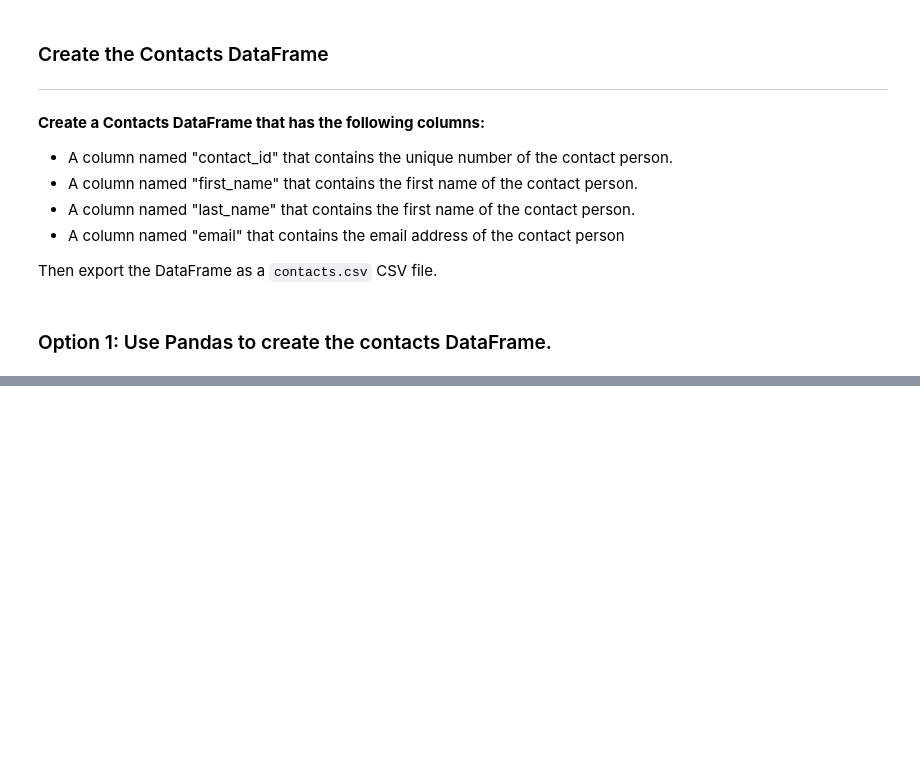
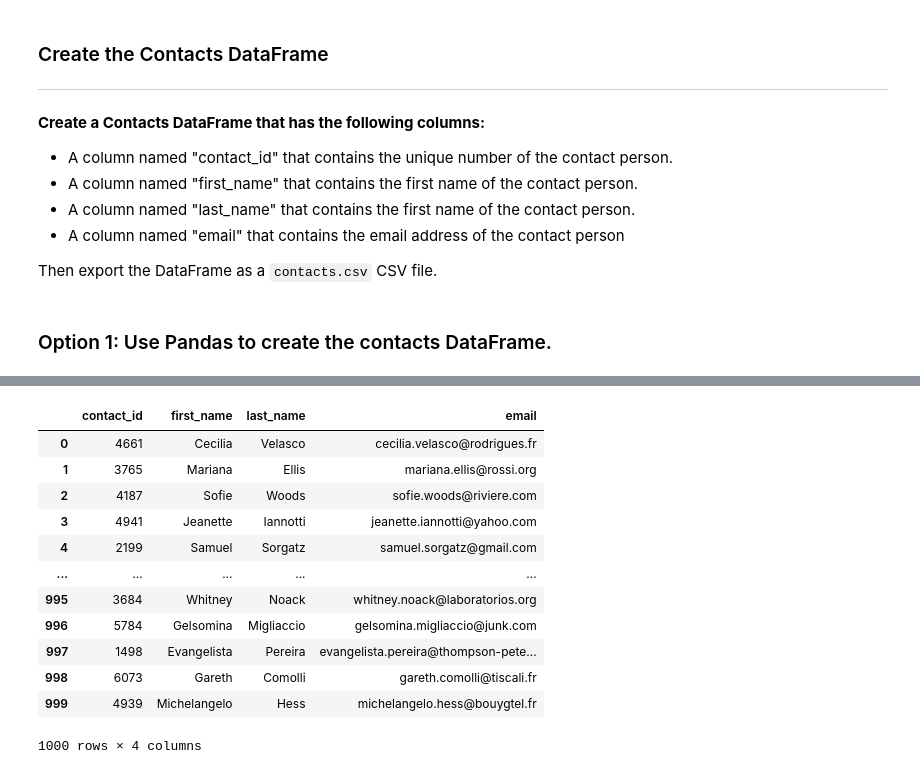
Before and after one commit to michelleowino/Crowdfunding_ETL, a Jupyter notebook: ETL_Mini_Project_MOwino_JDean.ipynb, the cells around one changed output, grey strips where cells are left out. Cells and saved outputs as stored; diff of their text form; code cells hidden in the pictures; blank space fills up the shorter version.

```diff
--- a/ETL_Mini_Project_MOwino_JDean.ipynb
+++ b/ETL_Mini_Project_MOwino_JDean.ipynb
@@ -331,5 +331,5 @@ campaign_dropped_df.to_csv("Resources/campaign.csv", index=False)
 ### Extract the contacts.xlsx Data.
 # %%
 # Read the data into a Pandas DataFrame. Use the `header=2` parameter when reading in the data.
-contact_info_df = pd.read_excel('Resources/contacts.xlsx', header=2)
+contact_info_df = pd.read_excel("Resources/contacts.xlsx", engine='openpyxl', header=2)
 contact_info_df.head()
@@ -350,6 +357,15 @@ Then export the DataFrame as a `contacts.csv` CSV file.
 import json
 dict_values = []
 
+# Iterate through the DataFrame.
+for i, row in contact_info_df.iterrows():
+    data = row[0]
+# Convert each row to a Python dictionary.
+    converted_data = json.loads(data)
+# Use a list comprehension to get the values for each row.
+    row_values = [v for k, v in converted_data.items()]
+#Append the list values to the lists created
+    dict_values.append(row_values)
 
 # Print out the list of values for each row.
 print(dict_values)
@@ -356,3 +374,5 @@ print(dict_values)
 # %%
 # Create a contact_info DataFrame and add each list of values, i.e., each row
 # to the 'contact_id', 'name', 'email' columns.
+contact_info_df = pd.DataFrame(dict_values, columns = ['contact_id', 'name', 'email'])
+contact_info_df
@@ -361,5 +407,7 @@ print(dict_values)
 # %%
-# Create a "first"name" and "last_name" column with the first and last names from the "name" column.
-
+# Create a "first_name" and "last_name" column with the first and last names from the "name" column.
+contact_info_df[['first_name','last_name']] = contact_info_df['name'].str.split(' ', n=6, expand=True)
 
 # Drop the contact_name column
+contact_info_df = contact_info_df.drop(["name"], axis=1)
+contact_info_df.head()
@@ -366,4 +421,20 @@ print(dict_values)
 # %%
 # Reorder the columns
+contact_info_df = contact_info_df[['contact_id', 'first_name', 'last_name', 'email']]
+contact_info_df
+# %% [output]
+|  | contact_id | first_name | last_name | email |
+| 0 | 4661 | Cecilia | Velasco | cecilia.velasco@rodrigues.fr |
+| 1 | 3765 | Mariana | Ellis | mariana.ellis@rossi.org |
+| 2 | 4187 | Sofie | Woods | sofie.woods@riviere.com |
+| 3 | 4941 | Jeanette | Iannotti | jeanette.iannotti@yahoo.com |
+| 4 | 2199 | Samuel | Sorgatz | samuel.sorgatz@gmail.com |
+| ... | ... | ... | ... | ... |
+| 995 | 3684 | Whitney | Noack | whitney.noack@laboratorios.org |
+| 996 | 5784 | Gelsomina | Migliaccio | gelsomina.migliaccio@junk.com |
+| 997 | 1498 | Evangelista | Pereira | evangelista.pereira@thompson-pete... |
+| 998 | 6073 | Gareth | Comolli | gareth.comolli@tiscali.fr |
+| 999 | 4939 | Michelangelo | Hess | michelangelo.hess@bouygtel.fr |
+1000 rows × 4 columns
 # %%
 # Check the datatypes one more time before exporting as CSV file.
```
Also changed, not shown: parts of 19 cells of this notebook, 1 other file.
